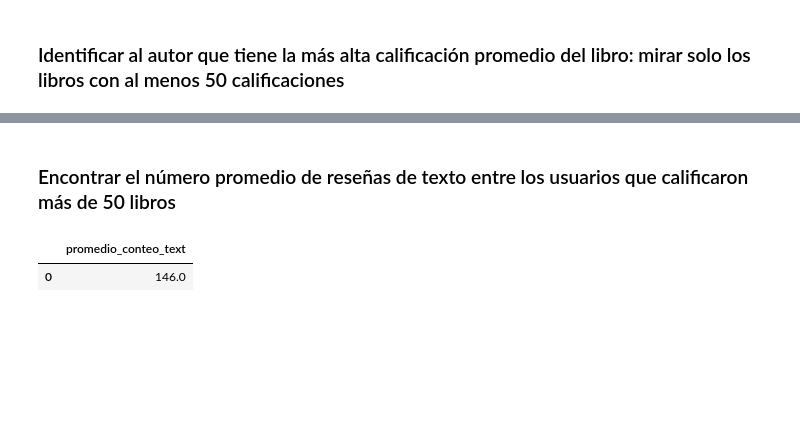
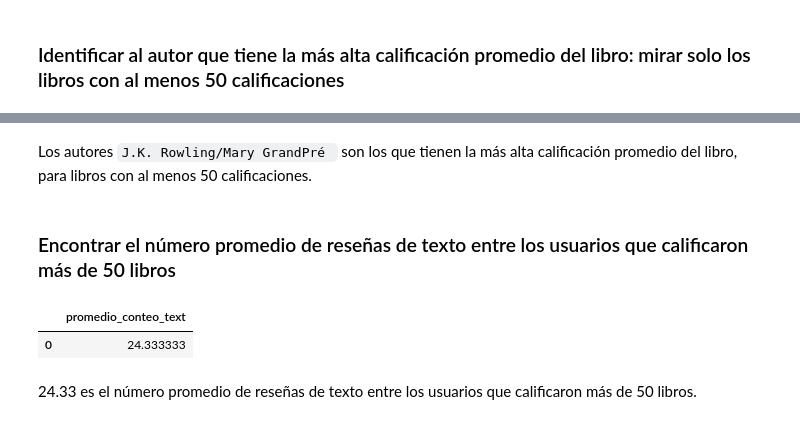
Before and after one commit to JaimeGalanC/Final_SQL, a Jupyter notebook: Tarea_sql.ipynb, the cells around one changed output, grey strips where cells are left out. Saved outputs shown, nothing was run; the diff lists cells and outputs as text; code cells hidden in the pictures; blank space fills up the shorter version.

```diff
--- a/Tarea_sql.ipynb
+++ b/Tarea_sql.ipynb
@@ -23,11 +28,11 @@ En esta sección vamos a realizar una conección a la BD para obtener informaci
 # %%
 # coneccion a la BD
 
-db_config = {'user': 'eliminado',         # nombre de usuario
-             'pwd': 'eliminado', # contraseña
-             'host': 'eliminado',
+db_config = {'user':os.getenv('tripleten_sql_user'),         # nombre de usuario
+             'pwd': os.getenv('tripleten_sql_pwd'), # contraseña
+             'host': os.getenv('tripleten_sql_host'),
              'port': 6432,              # puerto de conexión
-             'db': 'eliminado'}          # nombre de la base de datos
+             'db': os.getenv('tripleten_sql_db')}          # nombre de la base de datos
 
 connection_string = 'postgresql://{}:{}@{}:{}/{}'.format(db_config['user'],
                                                                      db_config['pwd'],
@@ -35,7 +40,7 @@ connection_string = 'postgresql://{}:{}@{}:{}/{}'.format(db_config['user'],
                                                                        db_config['port'],
                                                                        db_config['db'])
 
-engine = create_engine(connection_string, connect_args={'sslmode':'require'})
+engine = create_engine(connection_string, connect_args={'sslmode':'require'},pool_size=10, max_overflow=20)
 # %%
 # revisar los esquemas en la BD
 inspector=inspect(engine)
@@ -281,23 +308,27 @@ author
+# %% [markdown]
+Los autores `J.K. Rowling/Mary GrandPré ` son los que tienen la más alta calificación promedio del libro, para libros con al menos 50 calificaciones.
 # %% [markdown]
 ### Encontrar el número promedio de reseñas de texto entre los usuarios que calificaron más de 50 libros
 # %%
 # creamos una consulta a la tabla 'reviews' y una subconsulta a la tabla 'ratings'
 query="""
 SELECT AVG(tabla1.conteo_text) AS promedio_conteo_text
 FROM (
-    SELECT COUNT(r.text) AS conteo_text
-    FROM public.reviews r
-    WHERE r.username IN (
-                        SELECT username
-                        FROM public.ratings
-                        GROUP BY username
-                        HAVING COUNT(book_id)>50
-                        )
-
-) AS tabla1;
+        SELECT COUNT(r.text) AS conteo_text
+        FROM public.reviews r
+        WHERE r.username IN (
+                            SELECT username
+                            FROM ratings
+                            GROUP BY username
+                            HAVING COUNT(DISTINCT book_id) > 50
+                            )
+       GROUP BY username
+    ) AS tabla1
 """
 promedio_reviews=pd.io.sql.read_sql(query, con = engine)
 promedio_reviews
 # %% [output]
 |  | promedio_conteo_text |
-| 0 | 146.0 |
+| 0 | 24.333333 |
+# %% [markdown]
+24.33 es el número promedio de reseñas de texto entre los usuarios que calificaron más de 50 libros.
```
Also changed, not shown: parts of 5 cells of this notebook, 2 other files.
